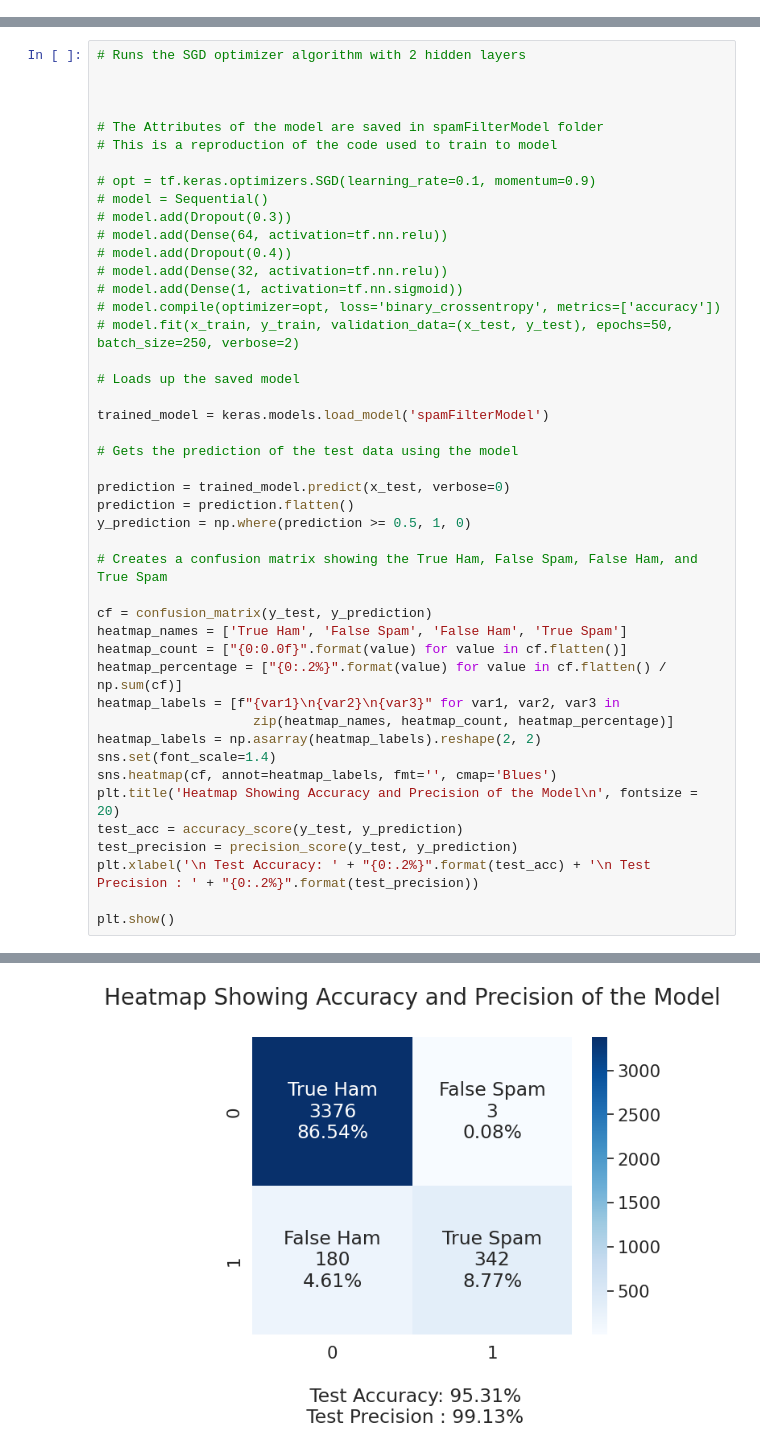
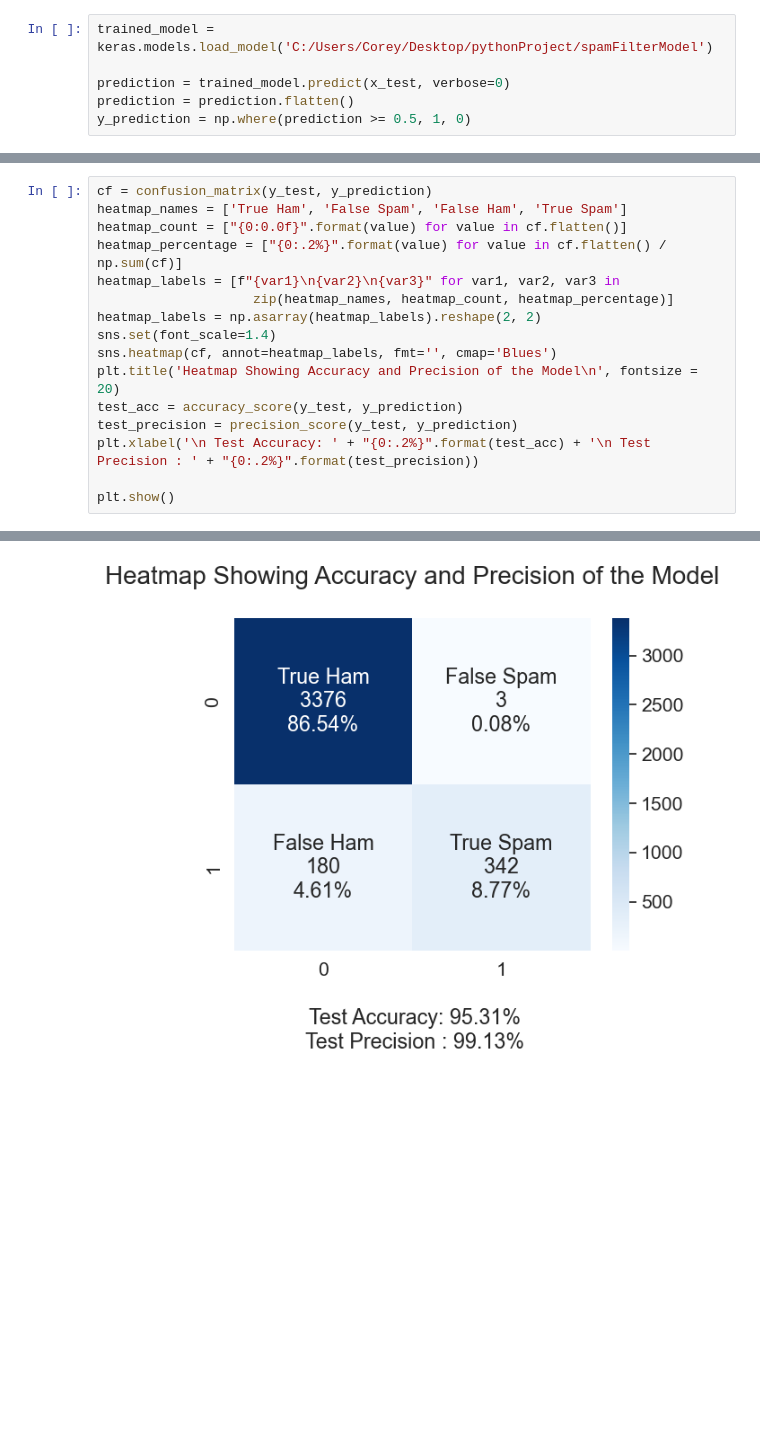
Before and after one commit to cpmavis/EmailFilter, a Jupyter notebook: EmailSpamFilter.ipynb, the cells around one changed output, grey strips where cells are left out. Saved outputs shown, nothing was run; the diff lists cells and outputs as text; blank space fills up the shorter version.

```diff
--- a/EmailSpamFilter.ipynb
+++ b/EmailSpamFilter.ipynb
@@ -139,0 +132,6 @@ x_train, x_test, y_train, y_test = train_test_split(x, y, train_size=0.3, random
+# %%
+trained_model = keras.models.load_model('C:/Users/Corey/Desktop/pythonProject/spamFilterModel')
+
+prediction = trained_model.predict(x_test, verbose=0)
+prediction = prediction.flatten()
+y_prediction = np.where(prediction >= 0.5, 1, 0)
@@ -140,33 +140,4 @@ x_train, x_test, y_train, y_test = train_test_split(x, y, train_size=0.3, random
 # %%
-# Runs the SGD optimizer algorithm with 2 hidden layers
-
-
-
-# The Attributes of the model are saved in spamFilterModel folder
-# This is a reproduction of the code used to train to model
-
-# opt = tf.keras.optimizers.SGD(learning_rate=0.1, momentum=0.9)
-# model = Sequential()
-# model.add(Dropout(0.3))
-# model.add(Dense(64, activation=tf.nn.relu))
-# model.add(Dropout(0.4))
-# model.add(Dense(32, activation=tf.nn.relu))
-# model.add(Dense(1, activation=tf.nn.sigmoid))
-# model.compile(optimizer=opt, loss='binary_crossentropy', metrics=['accuracy'])
-# model.fit(x_train, y_train, validation_data=(x_test, y_test), epochs=50, batch_size=250, verbose=2)
-
-# Loads up the saved model
-
-trained_model = keras.models.load_model('spamFilterModel')
-
-# Gets the prediction of the test data using the model
-
-prediction = trained_model.predict(x_test, verbose=0)
-prediction = prediction.flatten()
-y_prediction = np.where(prediction >= 0.5, 1, 0)
-
-# Creates a confusion matrix showing the True Ham, False Spam, False Ham, and True Spam
-
 cf = confusion_matrix(y_test, y_prediction)
 heatmap_names = ['True Ham', 'False Spam', 'False Ham', 'True Spam']
 heatmap_count = ["{0:0.0f}".format(value) for value in cf.flatten()]
@@ -192 +157 @@ To enable them in other operations, rebuild TensorFlow with the appropriate comp
-[figure, old version]
+[figure, new version]
```
Also changed, not shown: parts of 20 cells of this notebook, 1 other file.
